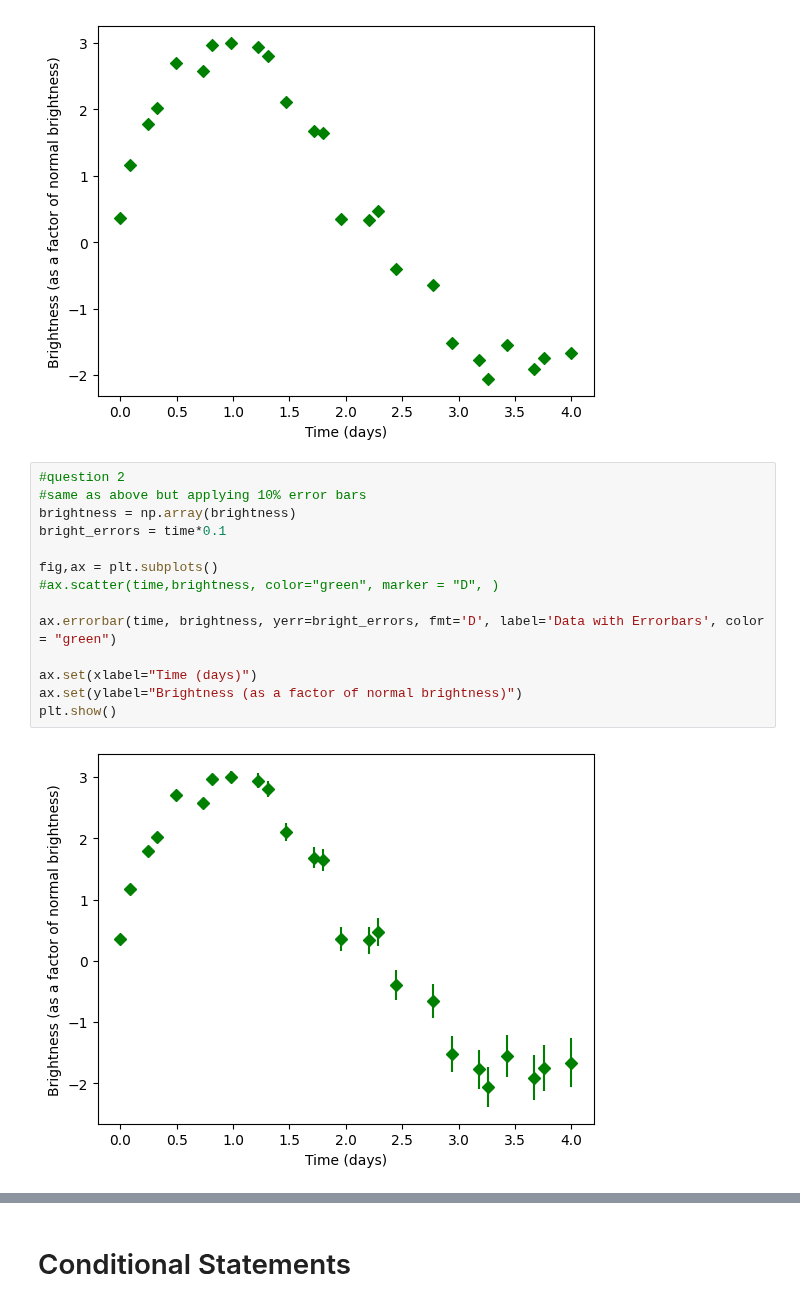
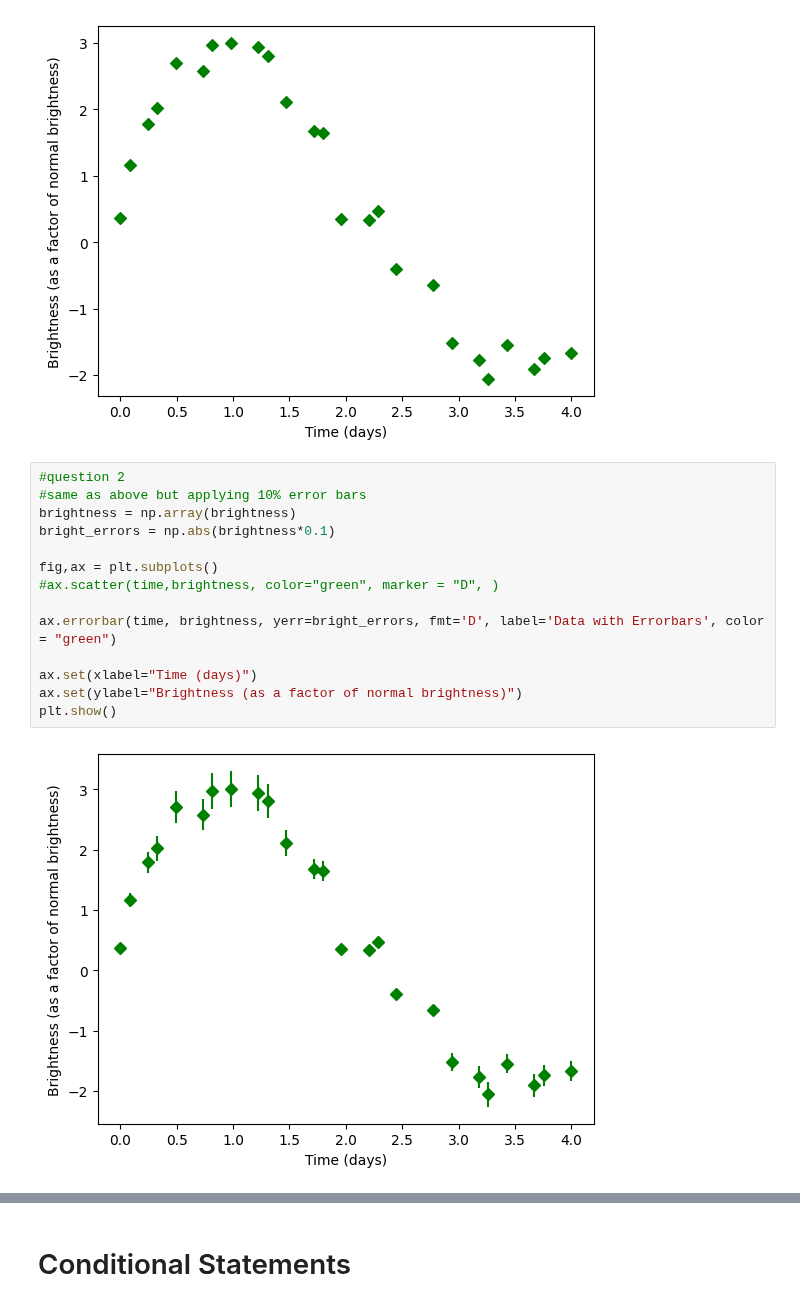
Before and after one commit to BHW270/PPPS_tutorials, a Jupyter notebook: Chapter1/Chapter1_yourturn.ipynb, the cells around one changed output, grey strips where cells are left out. Cells and saved outputs as stored; diff of their text form.

```diff
--- a/Chapter1/Chapter1_yourturn.ipynb
+++ b/Chapter1/Chapter1_yourturn.ipynb
@@ -91,19 +91,19 @@ plt.show()
 # %%
 #question 2
 #same as above but applying 10% error bars
 brightness = np.array(brightness)
-bright_errors = time*0.1
+bright_errors = np.abs(brightness*0.1)
 
 fig,ax = plt.subplots()
 #ax.scatter(time,brightness, color="green", marker = "D", )
 
 ax.errorbar(time, brightness, yerr=bright_errors, fmt='D', label='Data with Errorbars', color = "green")
 
 ax.set(xlabel="Time (days)")
 ax.set(ylabel="Brightness (as a factor of normal brightness)")
 plt.show()
 # %% [output]
-[figure, old version]
+[figure, new version]
 # %%
 #question 3
 from scipy.optimize import curve_fit #use this to make guesses and get a good fit
```
Also changed, not shown: parts of 3 cells of this notebook.
